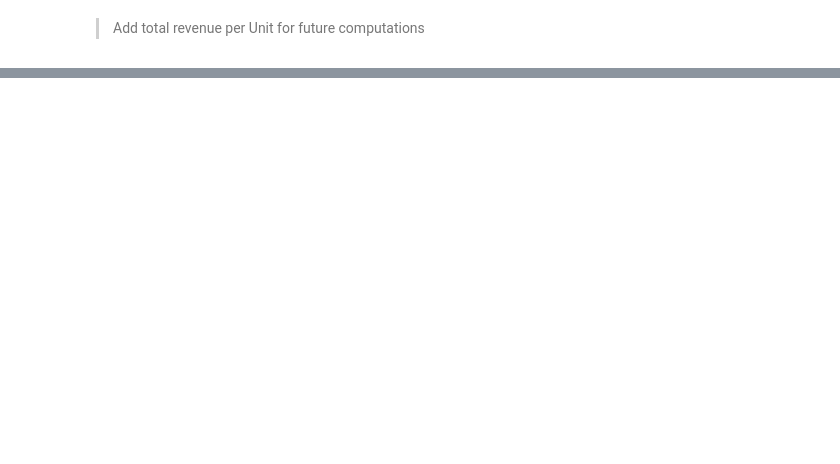
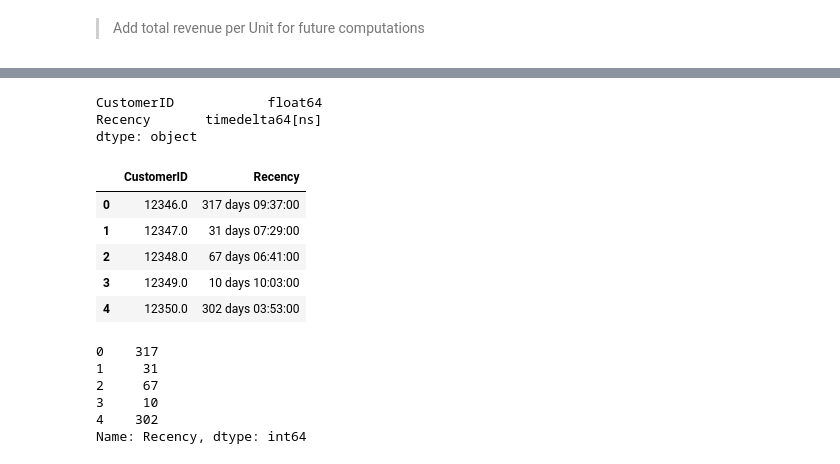
Before and after one commit to robblatt/Unsupervised-Market-Segmentation, a Jupyter notebook: market_segmentation.ipynb, the cells around one changed output, grey strips where cells are left out. Saved outputs shown, nothing was run; the diff lists cells and outputs as text; code cells hidden in the pictures; blank space fills up the shorter version.

```diff
--- a/market_segmentation.ipynb
+++ b/market_segmentation.ipynb
@@ -126,0 +180,14 @@ The original dataset was organized long, with invoices nested within customer. B
+# %%
+recency = df.groupby(['CustomerID'], as_index=False)['Recency'].min()
+print(recency.dtypes)
+recency.head()
+# %% [output]
+CustomerID            float64
+Recency       timedelta64[ns]
+dtype: object
+|  | CustomerID | Recency |
+| 0 | 12346.0 | 317 days 09:37:00 |
+| 1 | 12347.0 | 31 days 07:29:00 |
+| 2 | 12348.0 | 67 days 06:41:00 |
+| 3 | 12349.0 | 10 days 10:03:00 |
+| 4 | 12350.0 | 302 days 03:53:00 |
@@ -126,0 +197,9 @@ The original dataset was organized long, with invoices nested within customer. B
+# %%
+recency['Recency'].astype(int).head()
+# %% [output]
+0    317
+1     31
+2     67
+3     10
+4    302
+Name: Recency, dtype: int64
```
Also changed, not shown: parts of 18 cells of this notebook.
